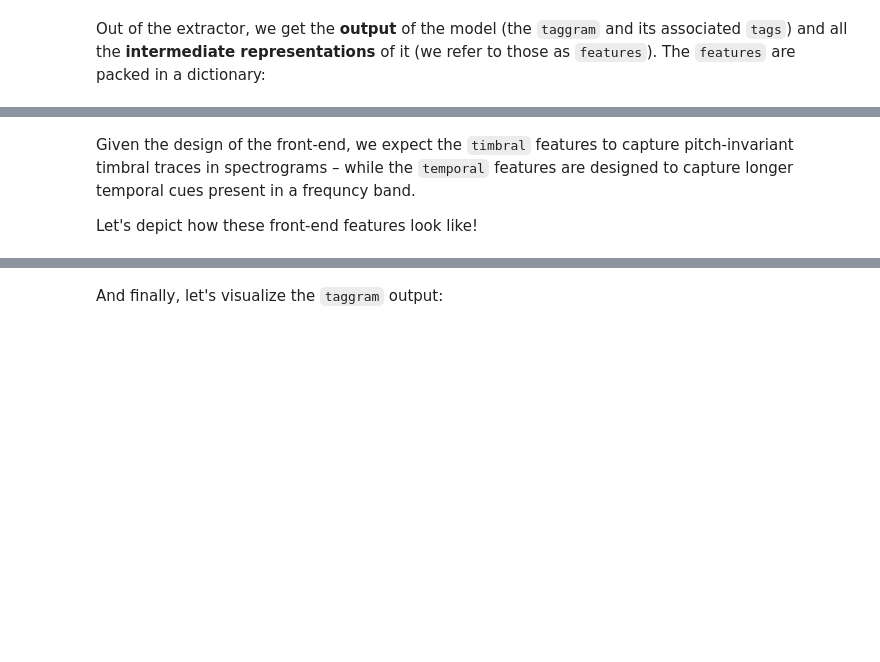
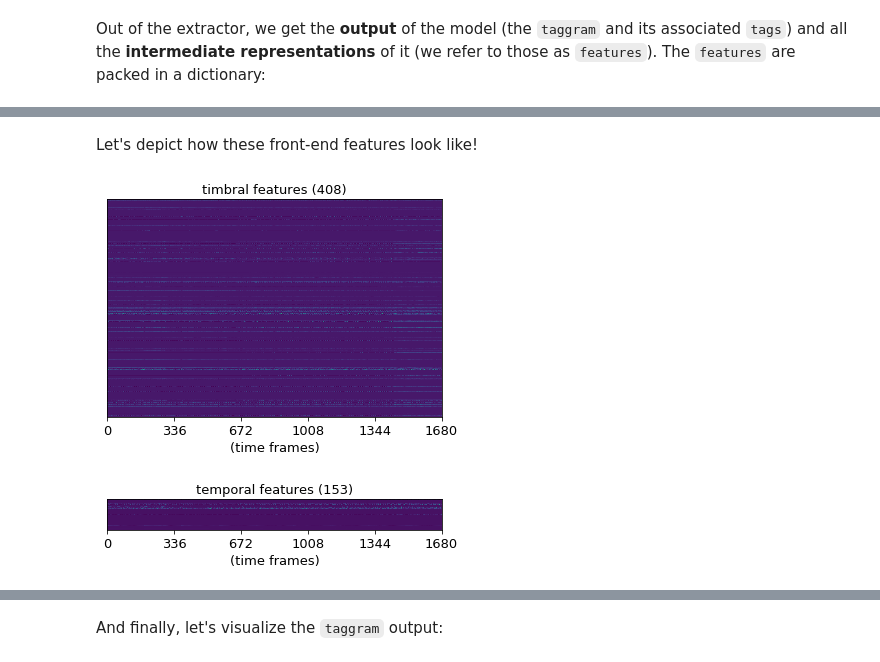
Before and after one commit to jordipons/musicnn, a Jupyter notebook: advanced example.ipynb, the cells around one changed output, grey strips where cells are left out. Drawn from its saved outputs; the diff is of its cells as text; code cells hidden in the pictures; blank space fills up the shorter version.

```diff
--- a/advanced example.ipynb
+++ b/advanced example.ipynb
@@ -58,7 +65,5 @@ front_end_features = np.concatenate([features['temporal'], features['timbral']],
-# %% [markdown]
-Given the design of the front-end, we expect the `timbral` features to capture pitch-invariant timbral traces in spectrograms – while the `temporal` features are designed to capture longer temporal cues present in a frequncy band.
-
-Let's depict how these front-end features look like!
+# %% [markdown]
+Let's depict how these front-end features look like!
 # %%
 %matplotlib inline
 import matplotlib.pylab as plt
@@ -81,0 +87,18 @@ def depict_features(features, coordinates, title, aspect='equal', xlabel=True):
+# %%
+gs = gridspec.GridSpec(1, 1) # create a figure having 1 rows and 1 cols.
+depict_features(features=features['timbral'],
+                coordinates=gs[0, 0],
+                title='timbral features',
+                aspect='auto')
+plt.show()
+# %% [output]
+[figure, added]
+# %%
+gs = gridspec.GridSpec(1, 1) # create a figure having 1 rows and 3 cols.
+depict_features(features=features['temporal'],
+                coordinates=gs[0, 0],
+                title='temporal features',
+                aspect='equal')
+plt.show()
+# %% [output]
+[figure, added]
```
Also changed, not shown: parts of 17 cells of this notebook, 7 other files.
